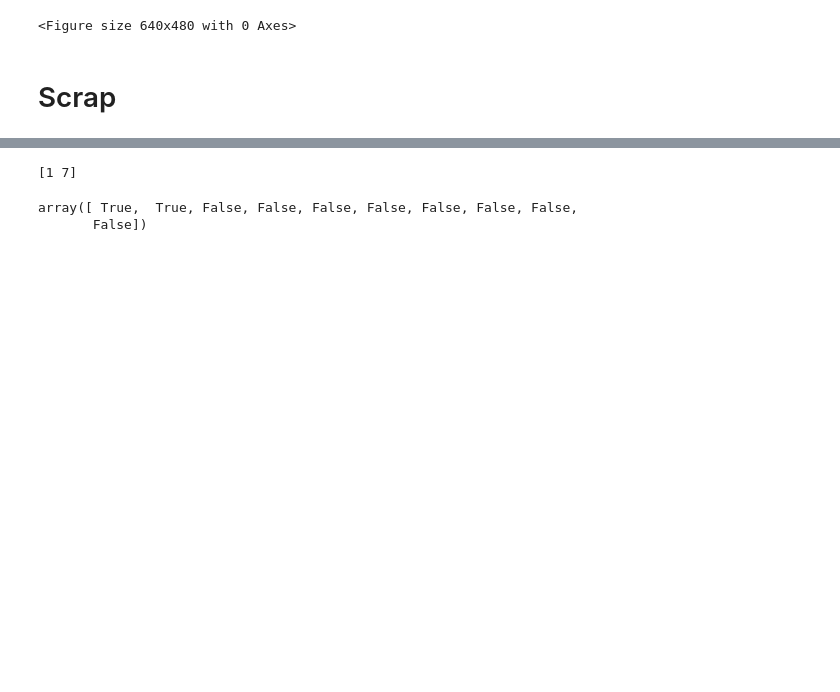
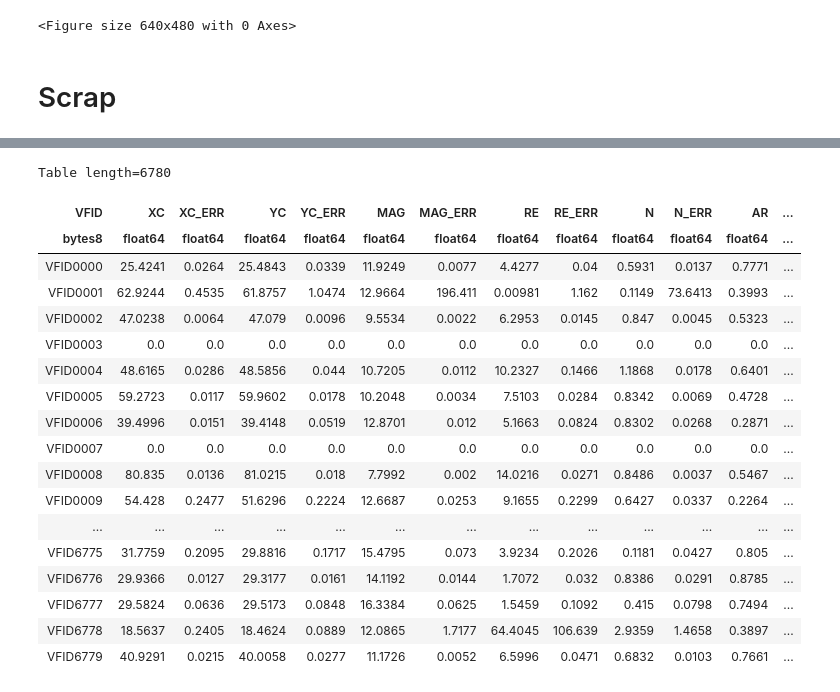
Before and after one commit to Kyssuber/research, a Jupyter notebook: data_analysis/virgowise_plots.ipynb, the cells around one changed output, grey strips where cells are left out. Cells and saved outputs as stored; diff of their text form; code cells hidden in the pictures; blank space fills up the shorter version.

Commit message:
new param tables

```diff
--- a/data_analysis/virgowise_plots.ipynb
+++ b/data_analysis/virgowise_plots.ipynb
@@ -483,14 +451,0 @@ d=np.array([1,7,2,9,4,3,5])
-# %%
-diff = np.diff(d)
-for n in diff:
-    if n < 0:
-        index = np.min(np.where(diff==n))  #could be multiple indices where the difference is
-                                           #the same value as n; pick the first one.
-                                           #this finds the first element at which the difference
-                                           #between that element and the one previous is negative
-
-        cutoff_index = index+1             #removes that and subsequent elements
-        print(d[0:cutoff_index])
-        break
-# %% [output]
-[1 7]
@@ -500,5 +452,22 @@ f[0:cutoff_index]=True
-# %%
-f
-# %% [output]
-array([ True,  True, False, False, False, False, False, False, False,
-       False])
+# %%
+w1_new
+# %% [output]
+Table length=6780
+| VFID | XC | XC_ERR | YC | YC_ERR | MAG | MAG_ERR | RE | RE_ERR | N | N_ERR | AR | ... |
+| bytes8 | float64 | float64 | float64 | float64 | float64 | float64 | float64 | float64 | float64 | float64 | float64 | ... |
+| VFID0000 | 25.4241 | 0.0264 | 25.4843 | 0.0339 | 11.9249 | 0.0077 | 4.4277 | 0.04 | 0.5931 | 0.0137 | 0.7771 | ... |
+| VFID0001 | 62.9244 | 0.4535 | 61.8757 | 1.0474 | 12.9664 | 196.411 | 0.00981 | 1.162 | 0.1149 | 73.6413 | 0.3993 | ... |
+| VFID0002 | 47.0238 | 0.0064 | 47.079 | 0.0096 | 9.5534 | 0.0022 | 6.2953 | 0.0145 | 0.847 | 0.0045 | 0.5323 | ... |
+| VFID0003 | 0.0 | 0.0 | 0.0 | 0.0 | 0.0 | 0.0 | 0.0 | 0.0 | 0.0 | 0.0 | 0.0 | ... |
+| VFID0004 | 48.6165 | 0.0286 | 48.5856 | 0.044 | 10.7205 | 0.0112 | 10.2327 | 0.1466 | 1.1868 | 0.0178 | 0.6401 | ... |
+| VFID0005 | 59.2723 | 0.0117 | 59.9602 | 0.0178 | 10.2048 | 0.0034 | 7.5103 | 0.0284 | 0.8342 | 0.0069 | 0.4728 | ... |
+| VFID0006 | 39.4996 | 0.0151 | 39.4148 | 0.0519 | 12.8701 | 0.012 | 5.1663 | 0.0824 | 0.8302 | 0.0268 | 0.2871 | ... |
+| VFID0007 | 0.0 | 0.0 | 0.0 | 0.0 | 0.0 | 0.0 | 0.0 | 0.0 | 0.0 | 0.0 | 0.0 | ... |
+| VFID0008 | 80.835 | 0.0136 | 81.0215 | 0.018 | 7.7992 | 0.002 | 14.0216 | 0.0271 | 0.8486 | 0.0037 | 0.5467 | ... |
+| VFID0009 | 54.428 | 0.2477 | 51.6296 | 0.2224 | 12.6687 | 0.0253 | 9.1655 | 0.2299 | 0.6427 | 0.0337 | 0.2264 | ... |
+| ... | ... | ... | ... | ... | ... | ... | ... | ... | ... | ... | ... | ... |
+| VFID6775 | 31.7759 | 0.2095 | 29.8816 | 0.1717 | 15.4795 | 0.073 | 3.9234 | 0.2026 | 0.1181 | 0.0427 | 0.805 | ... |
+| VFID6776 | 29.9366 | 0.0127 | 29.3177 | 0.0161 | 14.1192 | 0.0144 | 1.7072 | 0.032 | 0.8386 | 0.0291 | 0.8785 | ... |
+| VFID6777 | 29.5824 | 0.0636 | 29.5173 | 0.0848 | 16.3384 | 0.0625 | 1.5459 | 0.1092 | 0.415 | 0.0798 | 0.7494 | ... |
+| VFID6778 | 18.5637 | 0.2405 | 18.4624 | 0.0889 | 12.0865 | 1.7177 | 64.4045 | 106.639 | 2.9359 | 1.4658 | 0.3897 | ... |
+| VFID6779 | 40.9291 | 0.0215 | 40.0058 | 0.0277 | 11.1726 | 0.0052 | 6.5996 | 0.0471 | 0.6832 | 0.0103 | 0.7661 | ... |
```
Also changed, not shown: parts of 19 cells of this notebook, 4 other files.
